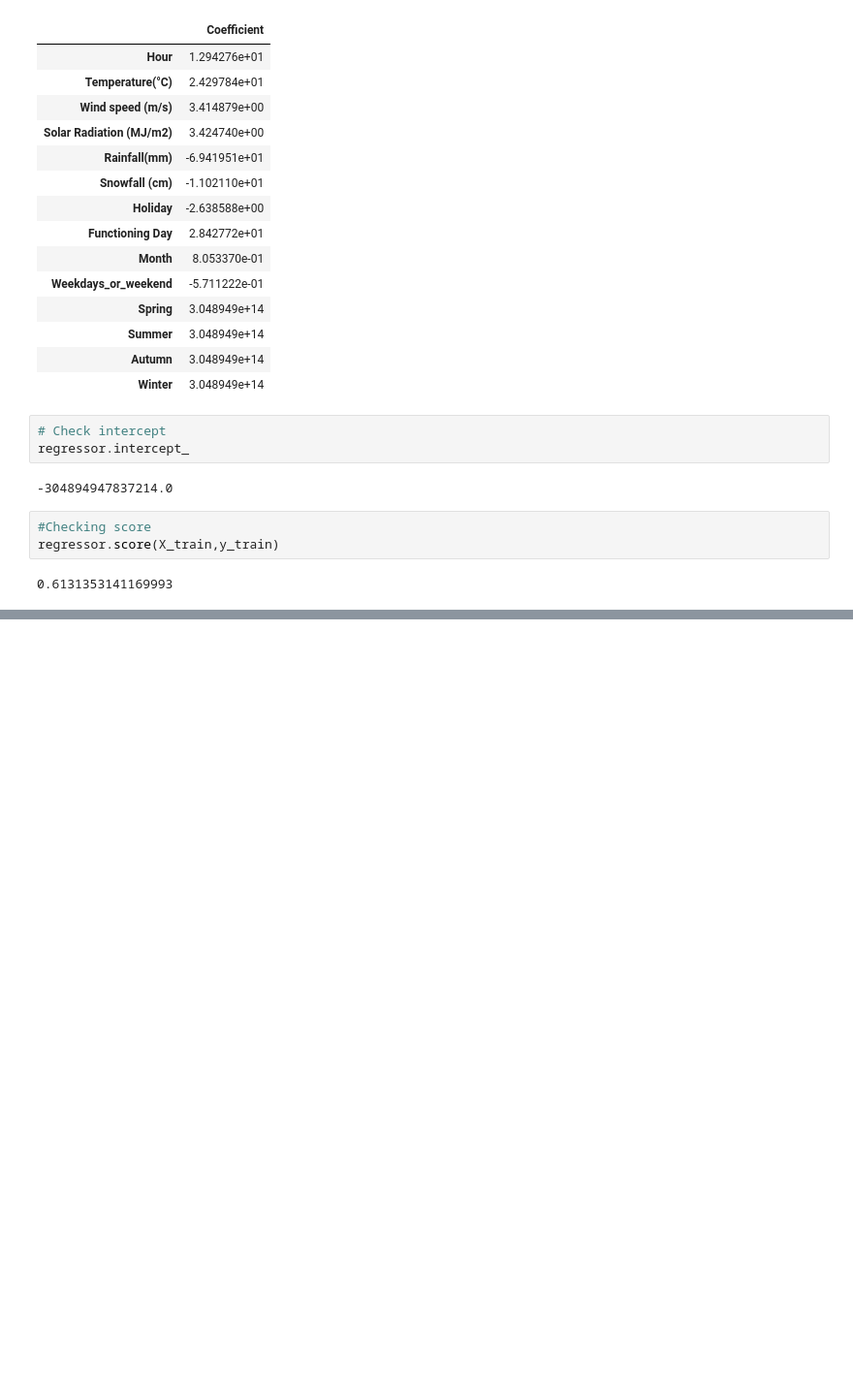
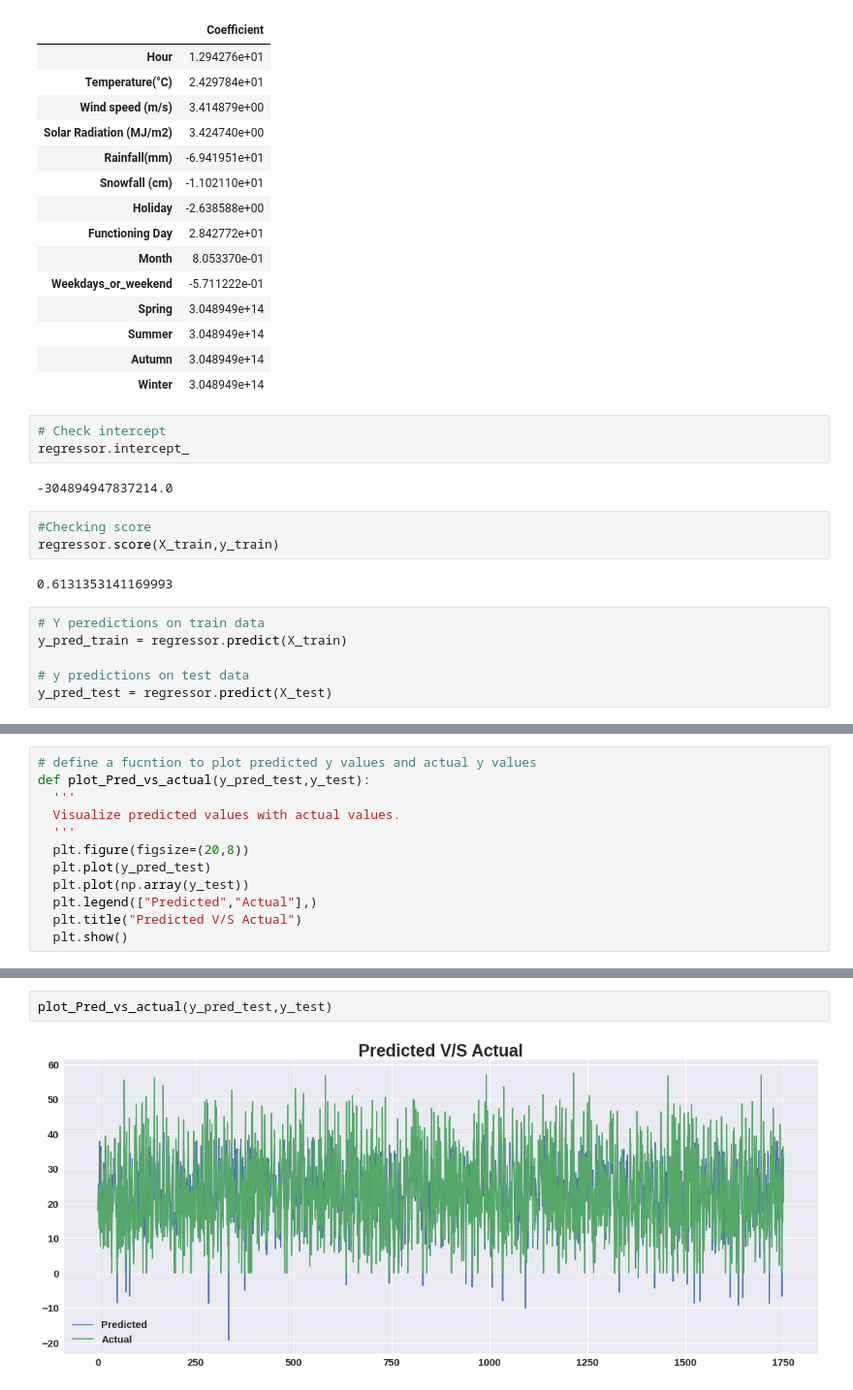
Before and after one commit to KK-Niraj/Seoul-Bike-Sharing-Demand-Prediction, a Jupyter notebook: Bike_Sharing_Demand_Prediction_Capstone_Project.ipynb, the cells around one changed output, grey strips where cells are left out. Shown at 97% size. Cells and saved outputs as stored; diff of their text form; blank space fills up the shorter version.

```diff
--- a/Bike_Sharing_Demand_Prediction_Capstone_Project.ipynb
+++ b/Bike_Sharing_Demand_Prediction_Capstone_Project.ipynb
@@ -735,3 +735,9 @@ regressor.intercept_
 regressor.score(X_train,y_train)
 # %% [output]
 0.6131353141169993
+# %%
+# Y peredictions on train data
+y_pred_train = regressor.predict(X_train)
+
+# y predictions on test data
+y_pred_test = regressor.predict(X_test)
@@ -737,0 +822,12 @@ regressor.score(X_train,y_train)
+# %%
+# define a fucntion to plot predicted y values and actual y values
+def plot_Pred_vs_actual(y_pred_test,y_test):
+  '''
+  Visualize predicted values with actual values.
+  '''
+  plt.figure(figsize=(20,8))
+  plt.plot(y_pred_test)
+  plt.plot(np.array(y_test))
+  plt.legend(["Predicted","Actual"],)
+  plt.title("Predicted V/S Actual")
+  plt.show()
@@ -737,0 +855,4 @@ regressor.score(X_train,y_train)
+# %%
+plot_Pred_vs_actual(y_pred_test,y_test)
+# %% [output]
+[figure, added]
```
Also changed, not shown: parts of 17 cells of this notebook.
